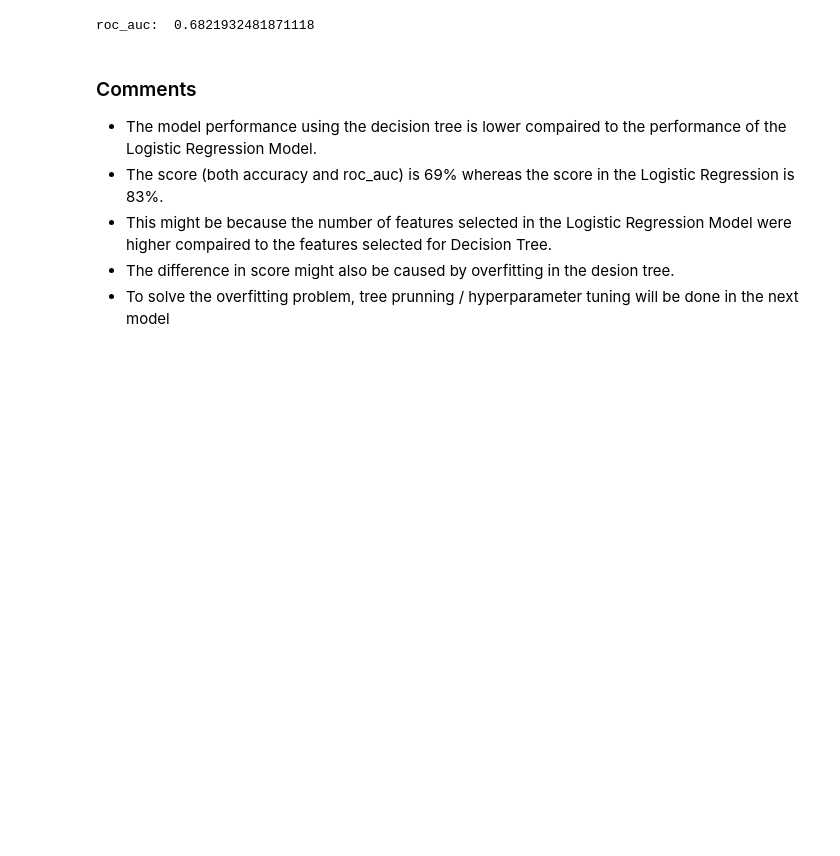
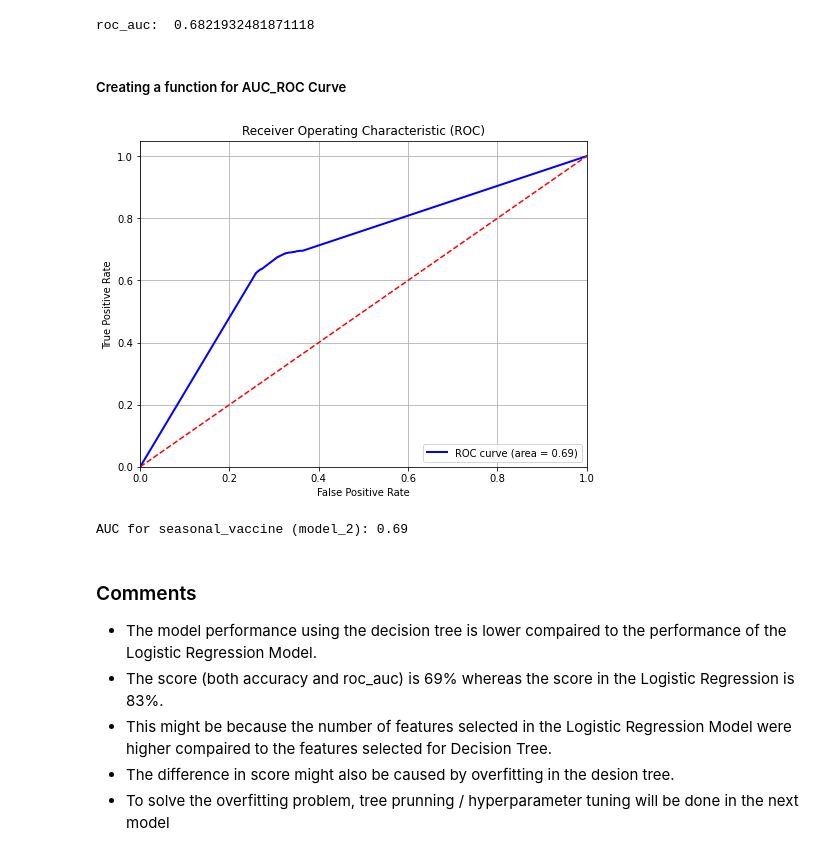
Before and after one commit to Pamela-Chebii/Predicting_H1N1_-_Seasonal_Flue_Vaccines, a Jupyter notebook: index.ipynb, the cells around one changed output. Cells and saved outputs as stored; diff of their text form; code cells hidden in the pictures; blank space fills up the shorter version.

Commit message:
ROC Curves for models 2,3 and 4

```diff
--- a/index.ipynb
+++ b/index.ipynb
@@ -957,6 +957,44 @@ roc_auc = auc(false_positive_rate, true_positive_rate)
 print('roc_auc: ', roc_auc)
 # %% [output]
 roc_auc:  0.6821932481871118
+# %% [markdown]
+##### Creating a function for AUC_ROC Curve
+# %%
+
+def plot_roc_auc(model, X_test, y_test):
+    # Get predicted probabilities for the positive class (usually the second column in binary classification)
+    y_preds = model.predict_proba(X_test)[:, 1]
+
+    # Calculate the ROC curve
+    false_positive_rate, true_positive_rate, thresholds = roc_curve(y_test, y_preds)
+
+    # Calculate the AUC
+    roc_auc = auc(false_positive_rate, true_positive_rate)
+
+    # Plot the ROC curve
+    plt.figure(figsize=(8, 6))
+    plt.plot(false_positive_rate, true_positive_rate, color='blue', lw=2, label=f'ROC curve (area = {roc_auc:.2f})')
+    plt.plot([0, 1], [0, 1], color='red', linestyle='--')
+    plt.xlim([0.0, 1.0])
+    plt.ylim([0.0, 1.05])
+    plt.xlabel('False Positive Rate')
+    plt.ylabel('True Positive Rate')
+    plt.title('Receiver Operating Characteristic (ROC)')
+    plt.legend(loc='lower right')
+    plt.grid(True)
+
+    # Show the plot
+    plt.show()
+
+    # Return the AUC value
+    return roc_auc
+# %%
+# Plot ROC AUC for model_2
+auc_value = plot_roc_auc(model_2, X_test_ohe, y_test)
+print(f'AUC for seasonal_vaccine (model_2): {auc_value:.2f}')
+# %% [output]
+[figure, added]
+AUC for seasonal_vaccine (model_2): 0.69
 # %% [markdown]
 ### Comments
 
```
Also changed, not shown: parts of 3 cells of this notebook.
